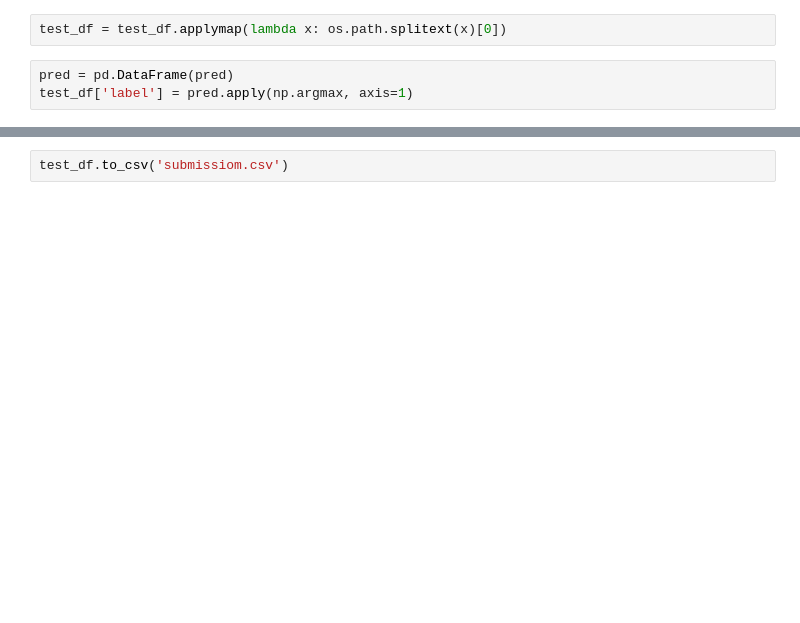
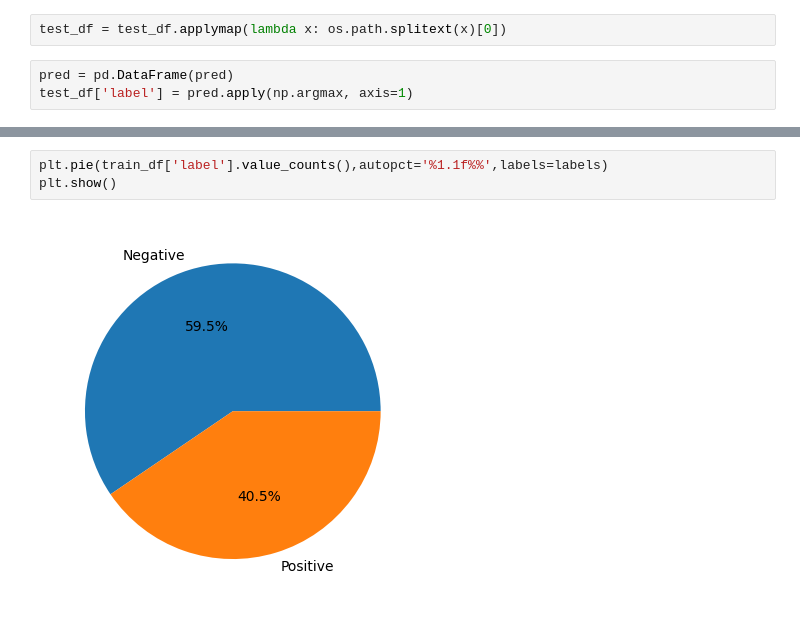
Before and after one commit to Lorby04/msds, a Jupyter notebook: dl/week3/hpcd.ipynb, the cells around one changed output, grey strips where cells are left out. Drawn from its saved outputs; the diff is of its cells as text; blank space fills up the shorter version.

```diff
--- a/dl/week3/hpcd.ipynb
+++ b/dl/week3/hpcd.ipynb
@@ -604,2 +682,5 @@ plt.show()
-# %%
-test_df.to_csv('submissiom.csv')
+# %%
+plt.pie(train_df['label'].value_counts(),autopct='%1.1f%%',labels=labels)
+plt.show()
+# %% [output]
+[figure, added]
```
Also changed, not shown: parts of 50 cells of this notebook, 3 other files.
